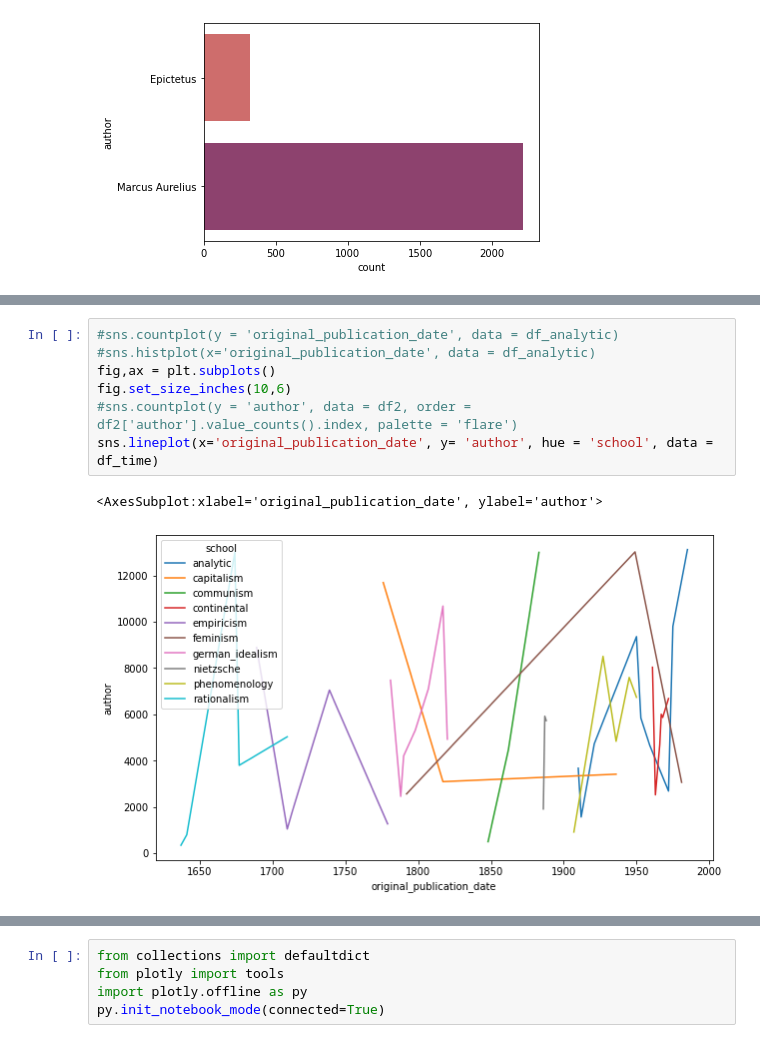
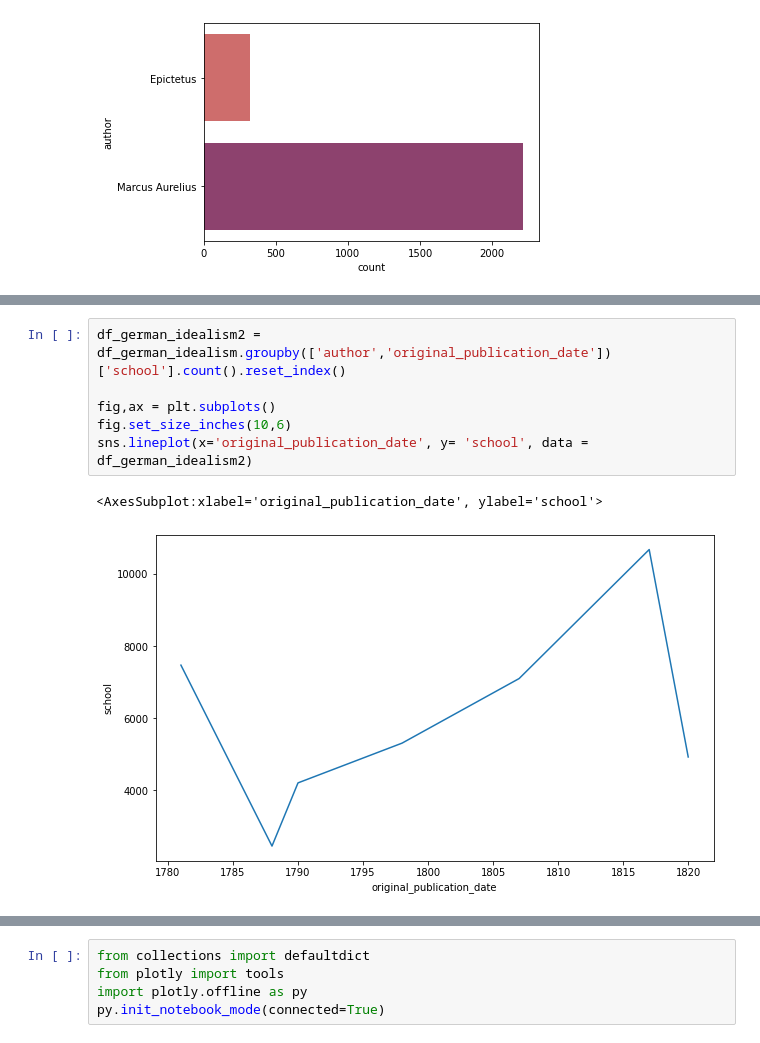
Before and after one commit to woonsupkim/NLP_Philosophy_DataStory, a Jupyter notebook: Project1.ipynb, the cells around one changed output, grey strips where cells are left out. Cells and saved outputs as stored; diff of their text form.

```diff
--- a/Project1.ipynb
+++ b/Project1.ipynb
@@ -383,12 +379,11 @@ sns.lineplot(x='original_publication_date', y= 'school', data = df_time)
 <AxesSubplot:xlabel='original_publication_date', ylabel='school'>
 [figure]
 # %%
-#sns.countplot(y = 'original_publication_date', data = df_analytic)
-#sns.histplot(x='original_publication_date', data = df_analytic)
+df_german_idealism2 = df_german_idealism.groupby(['author','original_publication_date'])['school'].count().reset_index()
+
 fig,ax = plt.subplots()
 fig.set_size_inches(10,6)
-#sns.countplot(y = 'author', data = df2, order = df2['author'].value_counts().index, palette = 'flare')
-sns.lineplot(x='original_publication_date', y= 'author', hue = 'school', data = df_time)
+sns.lineplot(x='original_publication_date', y= 'school', data = df_german_idealism2)
 # %% [output]
-<AxesSubplot:xlabel='original_publication_date', ylabel='author'>
+<AxesSubplot:xlabel='original_publication_date', ylabel='school'>
-[figure, old version]
+[figure, new version]
```
Also changed, not shown: parts of 17 cells of this notebook.
